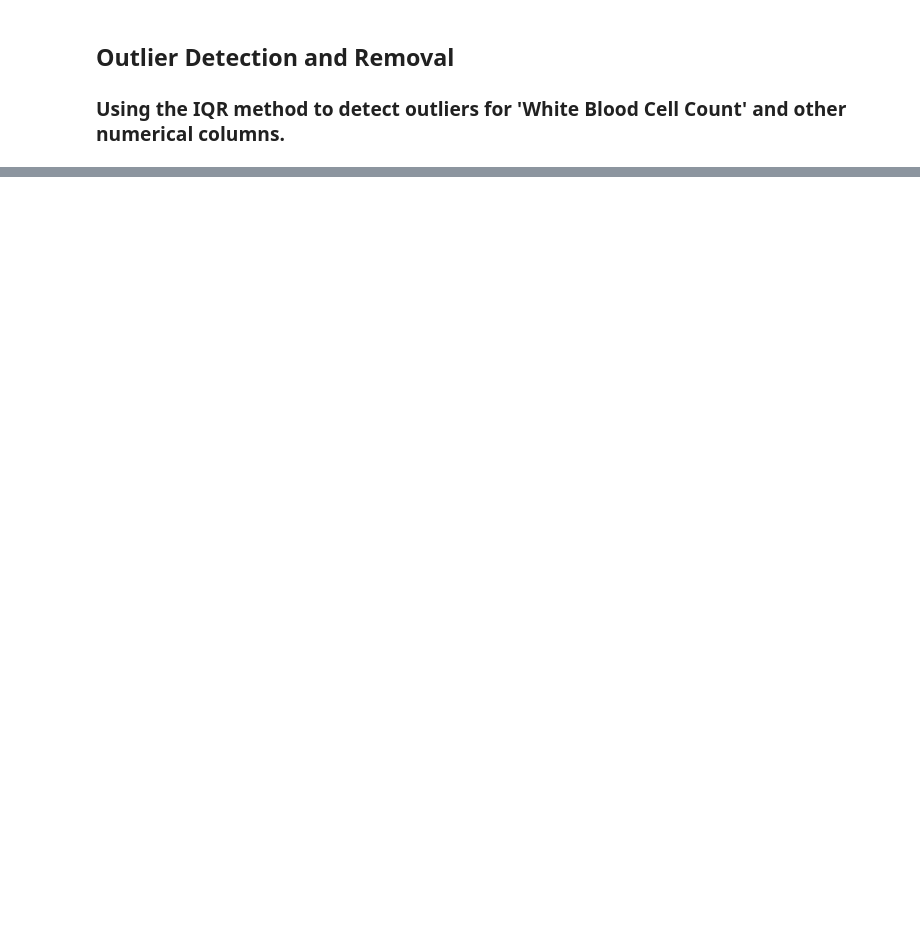
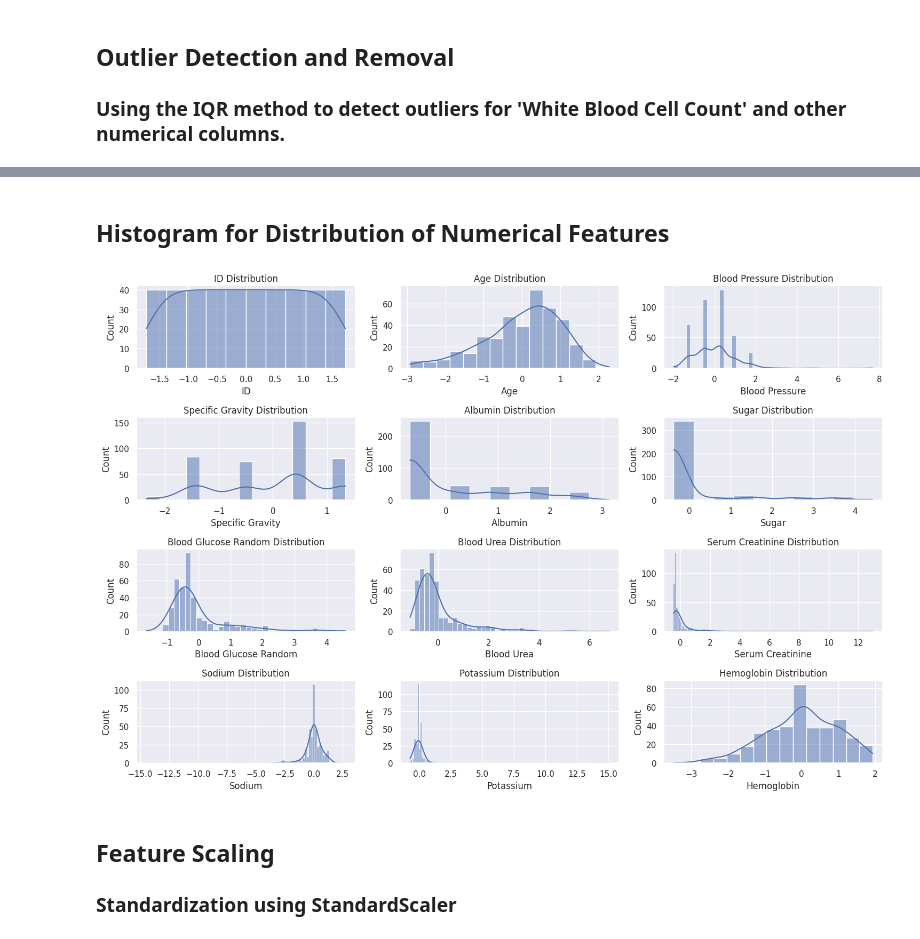
Before and after one commit to abshilpa/Chronic-Kidney-Disease-Data-Science-Project, a Jupyter notebook: MSC_Final_project_CKD.ipynb, the cells around one changed output, grey strips where cells are left out. Drawn from its saved outputs; the diff is of its cells as text; code cells hidden in the pictures; blank space fills up the shorter version.

```diff
--- a/MSC_Final_project_CKD.ipynb
+++ b/MSC_Final_project_CKD.ipynb
@@ -369,0 +360,16 @@ print(CKD_Data.head())  # Inspect the first few rows of the dataset
+# %% [markdown]
+## Histogram for Distribution of Numerical Features
+# %%
+# Visualizing the distribution of numerical columns
+plt.figure(figsize=(15, 12))
+for i, col in enumerate(num_cols, 1):
+    plt.subplot(5, 3, i)
+    sns.histplot(CKD_Data[col], kde=True)
+    plt.title(f'{col} Distribution')
+plt.tight_layout()
+plt.show()
+# %% [output]
+[figure, added]
+# %% [markdown]
+## Feature Scaling
+### Standardization using StandardScaler
```
Also changed, not shown: parts of 21 cells of this notebook.
